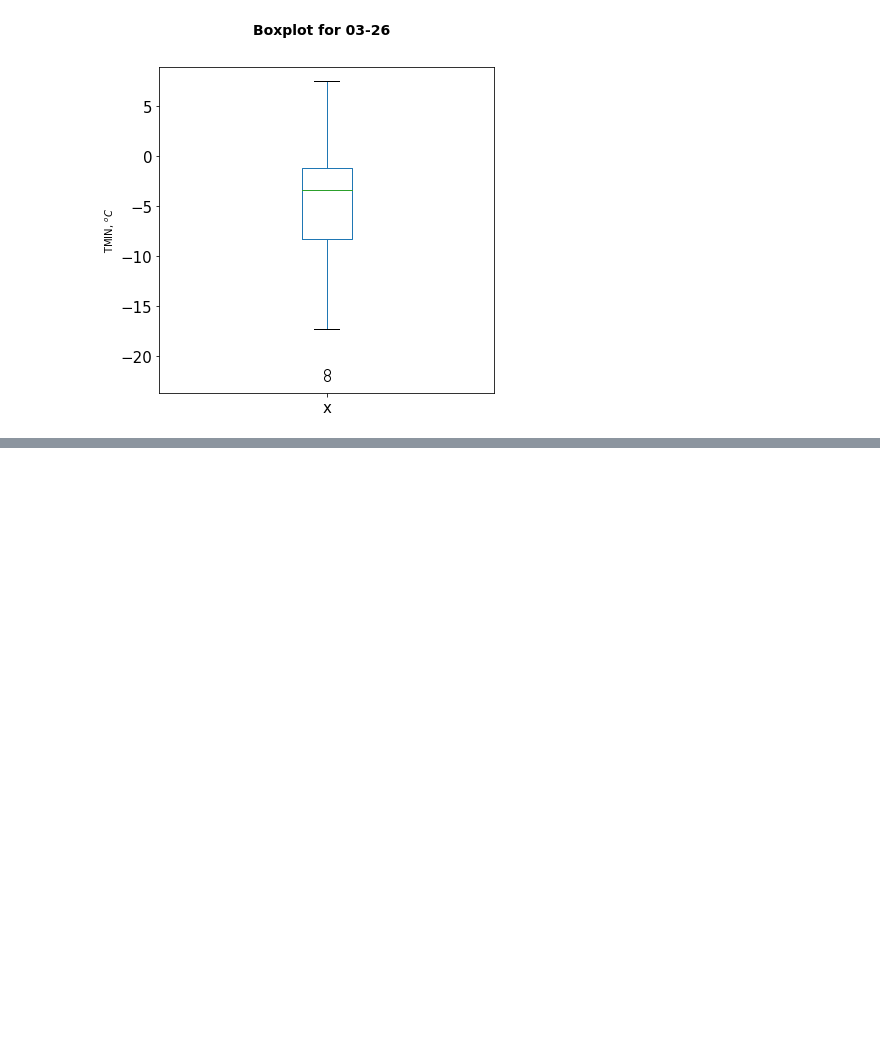
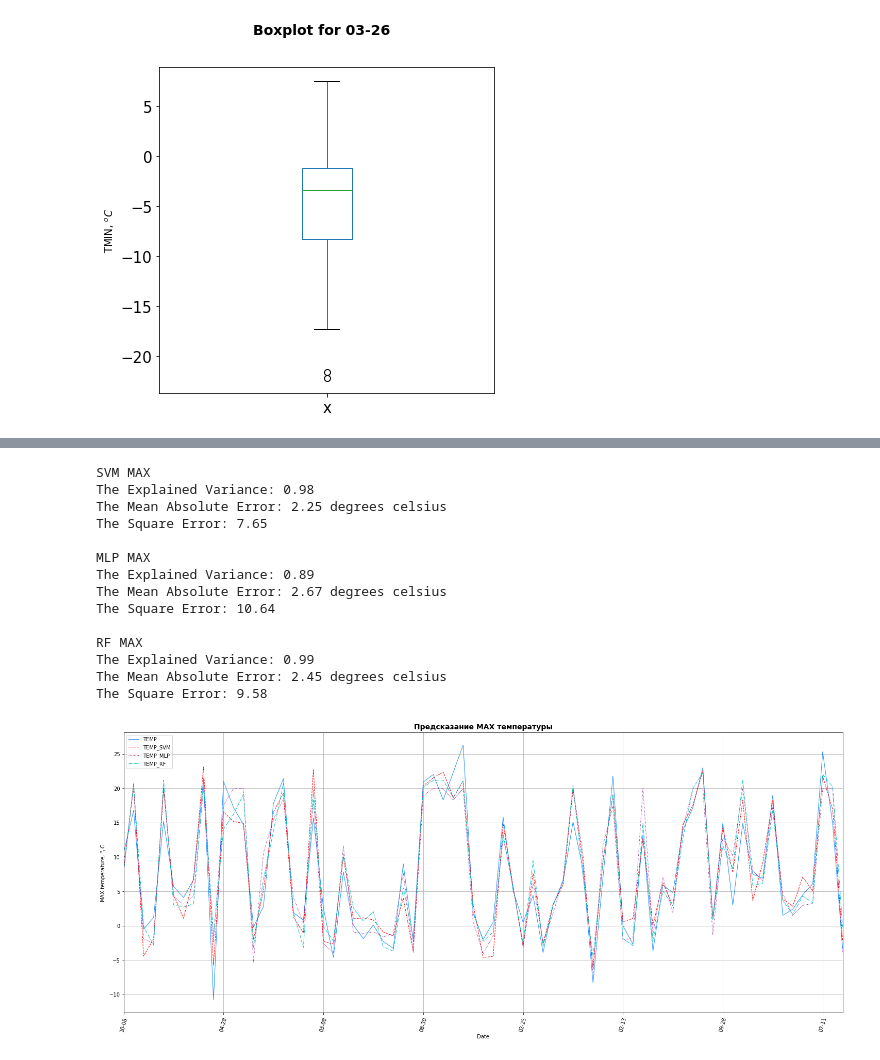
Before and after one commit to MariyaBuzdina/Weather-prediction, a Jupyter notebook: Untitled.ipynb, the cells around one changed output, grey strips where cells are left out. Drawn from its saved outputs; the diff is of its cells as text; code cells hidden in the pictures; blank space fills up the shorter version.

```diff
--- a/Untitled.ipynb
+++ b/Untitled.ipynb
@@ -371,0 +305,65 @@ t1
+# %%
+def reserch_prediction(data, field_name):
+    X_train, X_test, y_train, y_test = create_train_and_test_datasets(data)
+    X_train_std, X_test_std = standartization_dataset(X_train, X_test)
+    X_train_n, X_test_n = normalization_dataset(X_train, X_test)
+
+    LR = LinearRegression()
+    LR.fit(X_train, y_train)
+    prediction_LR = LR.predict(X_test)
+    estimate_LR = estimate_model(LR, X_train, y_train, y_test, prediction_LR, f"LR {field_name}")
+
+    svr = SVR(C=100.0, cache_size=200, coef0=0.0, degree=3, epsilon=0.1,
+              gamma='auto_deprecated', kernel='rbf', max_iter=-1, shrinking=True,
+              tol=0.001, verbose=False)
+    svr.fit(X_train_std, y_train)
+    prediction_SVM = svr.predict(X_test_std)
+    estimate_SVM = estimate_model(svr, X_train_std, y_train, y_test, prediction_SVM, f"SVM {field_name}")
+
+    mlp = MLPRegressor(hidden_layer_sizes=(3,), max_iter=5000,
+                       activation='relu', solver='adam', alpha=0.001,
+                       random_state=1, learning_rate_init=0.01)
+    mlp.fit(X_train_n, y_train)
+    prediction_mlp = mlp.predict(X_test_n)
+    estimate_MLP = estimate_model(mlp, X_train_n, y_train, y_test, prediction_mlp, f"MLP {field_name}")
+
+    random_forest = RandomForestRegressor(max_depth=10, random_state=0,
+                                          n_estimators=1000)
+    random_forest.fit(X_train, y_train)
+    prediction_RF = random_forest.predict(X_test)
+    estimate_RF = estimate_model(random_forest, X_train, y_train, y_test, prediction_RF, f"RF {field_name}")
+
+    svm = SVR(C=100.0, cache_size=200, coef0=0.0, degree=3, epsilon=0.1,
+              gamma='auto_deprecated', kernel='rbf', max_iter=-1, shrinking=True,
+              tol=0.001, verbose=False)
+
+    rf = RandomForestRegressor(max_depth=2, random_state=0,
+                               n_estimators=100)
+
+    estimate = pd.concat([estimate_LR, estimate_SVM, estimate_MLP, estimate_RF], axis=0, join='outer', sort=True)
+
+    df = pd.DataFrame({'TEMP': y_test, 'TEMP_LR': prediction_LR, 'TEMP_SVM': prediction_SVM, 'TEMP_MLP': prediction_mlp,
+                       'TEMP_RF': prediction_RF})
+    df.plot(y=['TEMP', 'TEMP_SVM', 'TEMP_MLP', 'TEMP_RF'], color=["dodgerblue", 'r', 'darkmagenta', 'c', 'y'],
+            style=['', '--', ':', '-.', ''], linewidth=1, figsize=(25, 10), )
+    plt.grid(True)
+    plt.xticks(rotation=75)
+    plt.xlabel('Date')
+    plt.ylabel(f'{field_name} temperature, $^o, C$')
+    plt.title(f'Предсказание {field_name} температуры', fontsize=14, fontweight='bold')
+    plt.show()
+
+    return df, estimate
+
+# Считываем данные о min и max температурах
+
+df_max, estimate_max = reserch_prediction(t_max, 'MAX')
+draw_bar(estimate_max['Score'], 'Коэффициент детерминизации')
+draw_bar(estimate_max['MAE'], 'MAE')
+draw_bar(estimate_max['MSE'], 'MSE')
+
+df_min, estimate_min = reserch_prediction(t_min, 'MIN')
+draw_bar(estimate_min['Score'], 'Коэффициент детерминизации')
+draw_bar(estimate_min['MAE'], 'MAE')
+draw_bar(estimate_min['MSE'], 'MSE')
+# %% [output]
@@ -371,0 +374,15 @@ t1
+SVM MAX
+The Explained Variance: 0.98
+The Mean Absolute Error: 2.25 degrees celsius
+The Square Error: 7.65
+
+MLP MAX
+The Explained Variance: 0.89
+The Mean Absolute Error: 2.67 degrees celsius
+The Square Error: 10.64
+
+RF MAX
+The Explained Variance: 0.99
+The Mean Absolute Error: 2.45 degrees celsius
+The Square Error: 9.58
+[figure, added]
```
Also changed, not shown: parts of 33 cells of this notebook.
